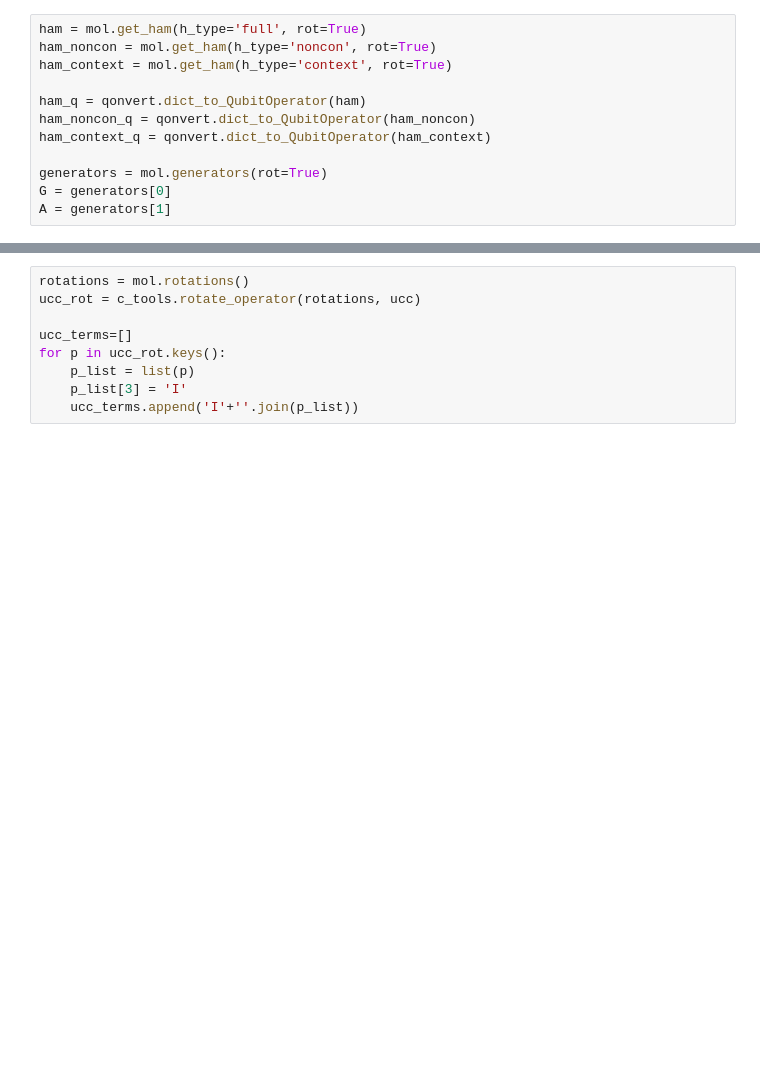
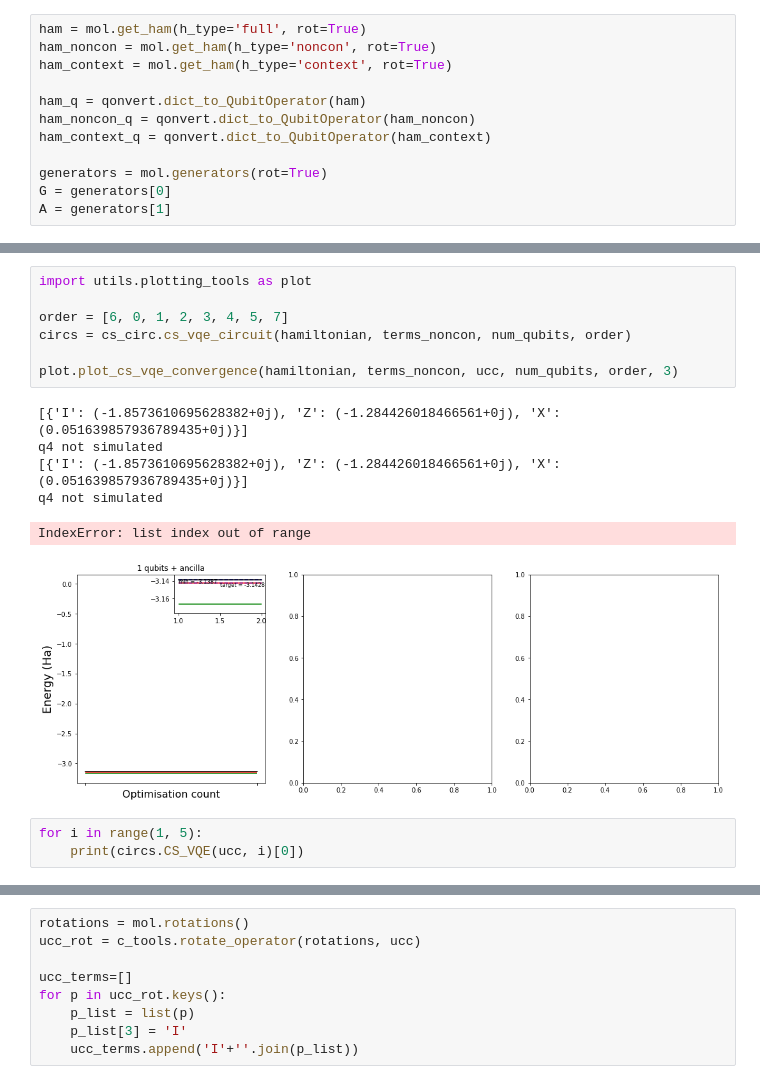
Before and after one commit to wmkirby1/CS-VQE, a Jupyter notebook: HeH+ Example 2.ipynb, the cells around one changed output, grey strips where cells are left out. Saved outputs shown, nothing was run; the diff lists cells and outputs as text; blank space fills up the shorter version.

Commit message:
New class for constructing cs_vqe circuits and plotting tools for analysis

```diff
--- a/HeH+ Example 2.ipynb
+++ b/HeH+ Example 2.ipynb
@@ -187,3 +188,20 @@ gs_hist = mol.true_gs_hist(threshold=1e-7, rot=True)
+# %%
+import utils.plotting_tools as plot
+
+order = [6, 0, 1, 2, 3, 4, 5, 7]
+circs = cs_circ.cs_vqe_circuit(hamiltonian, terms_noncon, num_qubits, order)
+
+plot.plot_cs_vqe_convergence(hamiltonian, terms_noncon, ucc, num_qubits, order, 3)
+# %% [output]
+[{'I': (-1.8573610695628382+0j), 'Z': (-1.284426018466561+0j), 'X': (0.051639857936789435+0j)}]
+q4 not simulated
+[{'I': (-1.8573610695628382+0j), 'Z': (-1.284426018466561+0j), 'X': (0.051639857936789435+0j)}]
+q4 not simulated
+IndexError: list index out of range
+[figure, added]
+# %%
+for i in range(1, 5):
+    print(circs.CS_VQE(ucc, i)[0])
 # %%
 #take expectation value algebraically
 from matplotlib import pyplot as plt
```
Also changed, not shown: parts of 16 cells of this notebook, 3 other files.
